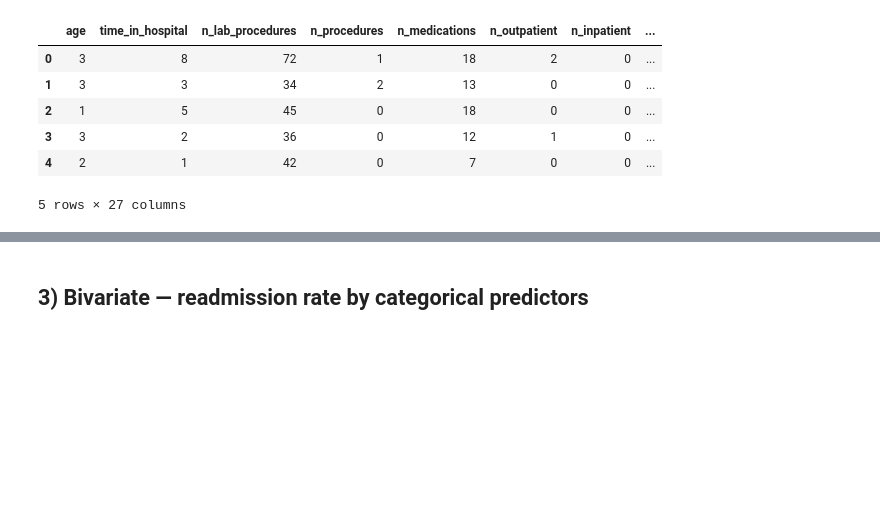
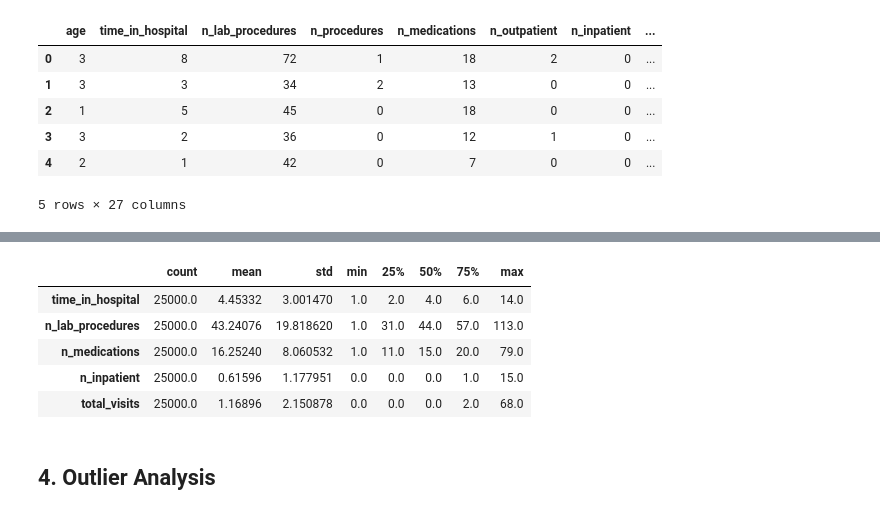
Before and after one commit to pushkar-bit/Section-E_G-19_Healthcare-Patient-Readmission-Intelligence, a Jupyter notebook: notebooks/03_eda.ipynb, the cells around one changed output, grey strips where cells are left out. Saved outputs shown, nothing was run; the diff lists cells and outputs as text; code cells hidden in the pictures; blank space fills up the shorter version.

Commit message:
statistical analysis done

```diff
--- a/notebooks/03_eda.ipynb
+++ b/notebooks/03_eda.ipynb
@@ -163,2 +90,19 @@ plt.show()
+# %%
+cont_vars = [
+    "time_in_hospital",
+    "n_lab_procedures",
+    "n_medications",
+    "n_inpatient",
+    "total_visits"
+]
+
+display(df[cont_vars].describe().T)
+# %% [output]
+|  | count | mean | std | min | 25% | 50% | 75% | max |
+| time_in_hospital | 25000.0 | 4.45332 | 3.001470 | 1.0 | 2.0 | 4.0 | 6.0 | 14.0 |
+| n_lab_procedures | 25000.0 | 43.24076 | 19.818620 | 1.0 | 31.0 | 44.0 | 57.0 | 113.0 |
+| n_medications | 25000.0 | 16.25240 | 8.060532 | 1.0 | 11.0 | 15.0 | 20.0 | 79.0 |
+| n_inpatient | 25000.0 | 0.61596 | 1.177951 | 0.0 | 0.0 | 0.0 | 1.0 | 15.0 |
+| total_visits | 25000.0 | 1.16896 | 2.150878 | 0.0 | 0.0 | 0.0 | 2.0 | 68.0 |
 # %% [markdown]
-## 3) Bivariate — readmission rate by categorical predictors
+## 4. Outlier Analysis
```
Also changed, not shown: parts of 30 cells of this notebook, 2 other files.
